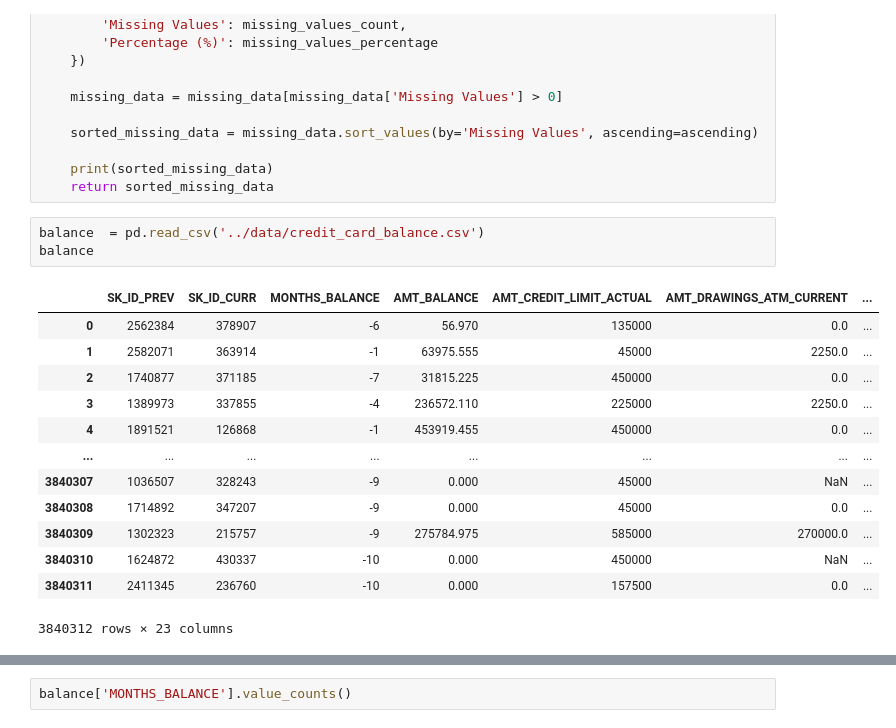
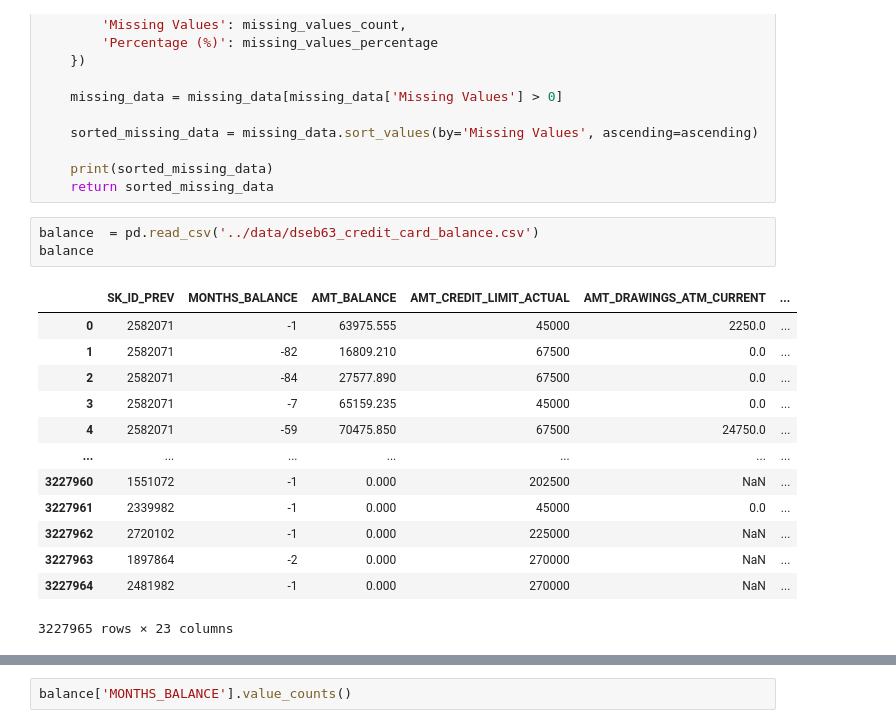
Before and after one commit to hung20gg/datavis_final, a Jupyter notebook: eda/balance.ipynb, the cells around one changed output, grey strips where cells are left out. Saved outputs shown, nothing was run; the diff lists cells and outputs as text.

```diff
--- a/eda/balance.ipynb
+++ b/eda/balance.ipynb
@@ -18,19 +18,19 @@ def display_missing_data_info(dataframe, ascending=False):
     print(sorted_missing_data)
     return sorted_missing_data
 # %%
-balance  = pd.read_csv('../data/credit_card_balance.csv')
+balance  = pd.read_csv('../data/dseb63_credit_card_balance.csv')
 balance
 # %% [output]
-|  | SK_ID_PREV | SK_ID_CURR | MONTHS_BALANCE | AMT_BALANCE | AMT_CREDIT_LIMIT_ACTUAL | AMT_DRAWINGS_ATM_CURRENT | ... |
-| 0 | 2562384 | 378907 | -6 | 56.970 | 135000 | 0.0 | ... |
-| 1 | 2582071 | 363914 | -1 | 63975.555 | 45000 | 2250.0 | ... |
-| 2 | 1740877 | 371185 | -7 | 31815.225 | 450000 | 0.0 | ... |
-| 3 | 1389973 | 337855 | -4 | 236572.110 | 225000 | 2250.0 | ... |
-| 4 | 1891521 | 126868 | -1 | 453919.455 | 450000 | 0.0 | ... |
-| ... | ... | ... | ... | ... | ... | ... | ... |
-| 3840307 | 1036507 | 328243 | -9 | 0.000 | 45000 | NaN | ... |
-| 3840308 | 1714892 | 347207 | -9 | 0.000 | 45000 | 0.0 | ... |
-| 3840309 | 1302323 | 215757 | -9 | 275784.975 | 585000 | 270000.0 | ... |
-| 3840310 | 1624872 | 430337 | -10 | 0.000 | 450000 | NaN | ... |
-| 3840311 | 2411345 | 236760 | -10 | 0.000 | 157500 | 0.0 | ... |
+|  | SK_ID_PREV | MONTHS_BALANCE | AMT_BALANCE | AMT_CREDIT_LIMIT_ACTUAL | AMT_DRAWINGS_ATM_CURRENT | ... |
+| 0 | 2582071 | -1 | 63975.555 | 45000 | 2250.0 | ... |
+| 1 | 2582071 | -82 | 16809.210 | 67500 | 0.0 | ... |
+| 2 | 2582071 | -84 | 27577.890 | 67500 | 0.0 | ... |
+| 3 | 2582071 | -7 | 65159.235 | 45000 | 0.0 | ... |
+| 4 | 2582071 | -59 | 70475.850 | 67500 | 24750.0 | ... |
+| ... | ... | ... | ... | ... | ... | ... |
+| 3227960 | 1551072 | -1 | 0.000 | 202500 | NaN | ... |
+| 3227961 | 2339982 | -1 | 0.000 | 45000 | 0.0 | ... |
+| 3227962 | 2720102 | -1 | 0.000 | 225000 | NaN | ... |
+| 3227963 | 1897864 | -2 | 0.000 | 270000 | NaN | ... |
+| 3227964 | 2481982 | -1 | 0.000 | 270000 | NaN | ... |
-3840312 rows × 23 columns
+3227965 rows × 23 columns
```
Also changed, not shown: parts of 6 cells of this notebook, 8 other files.
